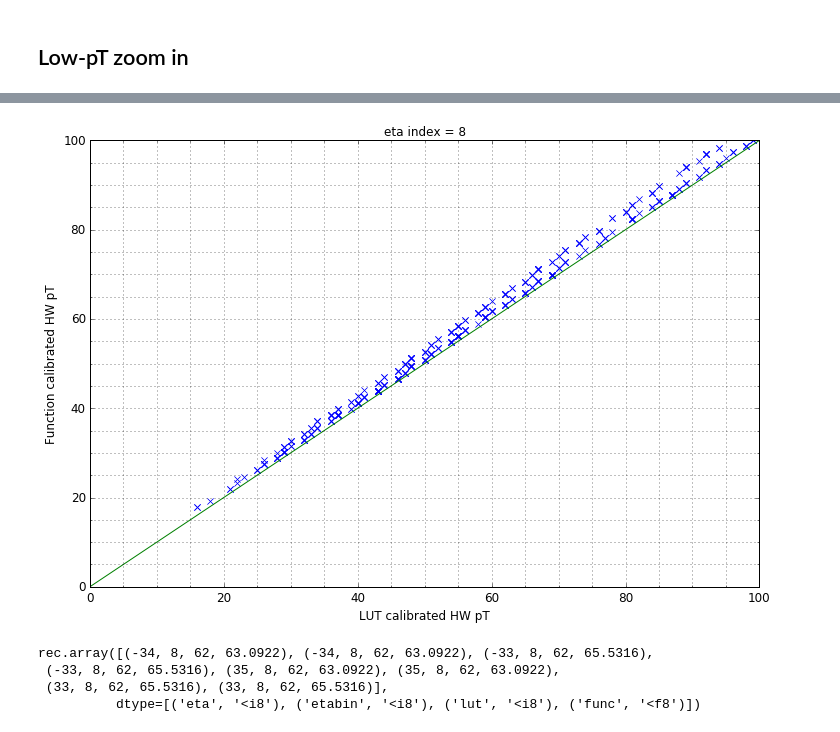
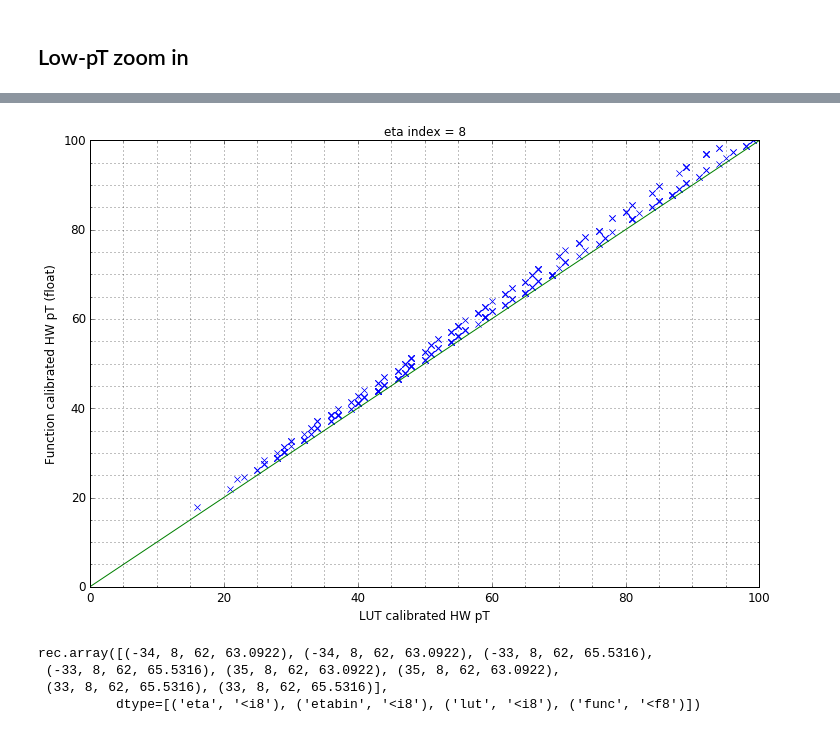
Before and after one commit to raggleton/L1JetEnergyCorrections, a Jupyter notebook: notebooks/JEC LUT vs function.ipynb, the cells around one changed output, grey strips where cells are left out. Cells and saved outputs as stored; diff of their text form; code cells hidden in the pictures.

```diff
--- a/notebooks/JEC LUT vs function.ipynb
+++ b/notebooks/JEC LUT vs function.ipynb
@@ -12,7 +12,7 @@ import matplotlib as mpl
 mpl.rcParams['figure.figsize'] = (12, 8)
 mpl.rcParams['font.size'] = 12
 # %%
-info = np.recfromcsv('jet_compare.txt')
+info = np.recfromcsv('jet_compare_int.txt')
 # %%
 info
 # %% [output]
@@ -157,0 +165,25 @@ plt.savefig('lut_func_ratio.pdf')
+# %%
+from math import ceil
+
+ieta_range = range(0, 11)
+
+n_cols = 2
+nrows = ceil(1.*len(ieta_range)/n_cols)
+
+fig = plt.figure()
+fig.set_size_inches(6*n_cols, len(ieta_range) * 3 )
+fig.subplots_adjust(wspace=0.4, hspace=0.3)
+
+limit = 100
+
+for ind, ieta in enumerate(ieta_range):
+    fig.add_subplot(nrows, 2, ind+1)
+    mask = info.etabin == ieta
+    plt.hist(info.lut[mask] - info.func[mask], bins=50)
+    plt.xlabel('LUT calibrated HW pT - Function calibrated HW pT (float)', fontsize=12)
+    plt.gca().set_title('eta index = %d' % ieta, fontsize=12)
+    plt.grid(which='major')
+#     plt.ylim(bottom=1)
+#     plt.yscale('log', nonposy='clip')
+    plt.minorticks_on()
+plt.savefig('lut_func_diff.pdf')
@@ -158,17 +192,17 @@ plt.savefig('lut_func_ratio.pdf')
 # %%
 ieta = 8
 mask = info.etabin == ieta
 plt.plot(info.lut[mask], info.func[mask], 'x')
 plt.xlim(0, limit)
 plt.ylim(0, limit)
 plt.plot([0,limit], [0,limit])
 plt.xlabel('LUT calibrated HW pT', fontsize=12)
-plt.ylabel('Function calibrated HW pT', fontsize=12)
+plt.ylabel('Function calibrated HW pT (float)', fontsize=12)
 plt.gca().set_title('eta index = %d' % ieta, fontsize=12)
 plt.grid(which='both')
 plt.minorticks_on()
 # %% [output]
-[figure, old version]
+[figure, new version]
 # %%
 mask = (info.lut==62) & (info.etabin==8)
 info[mask]
```
Also changed, not shown: parts of 24 cells of this notebook, 11 other files.
